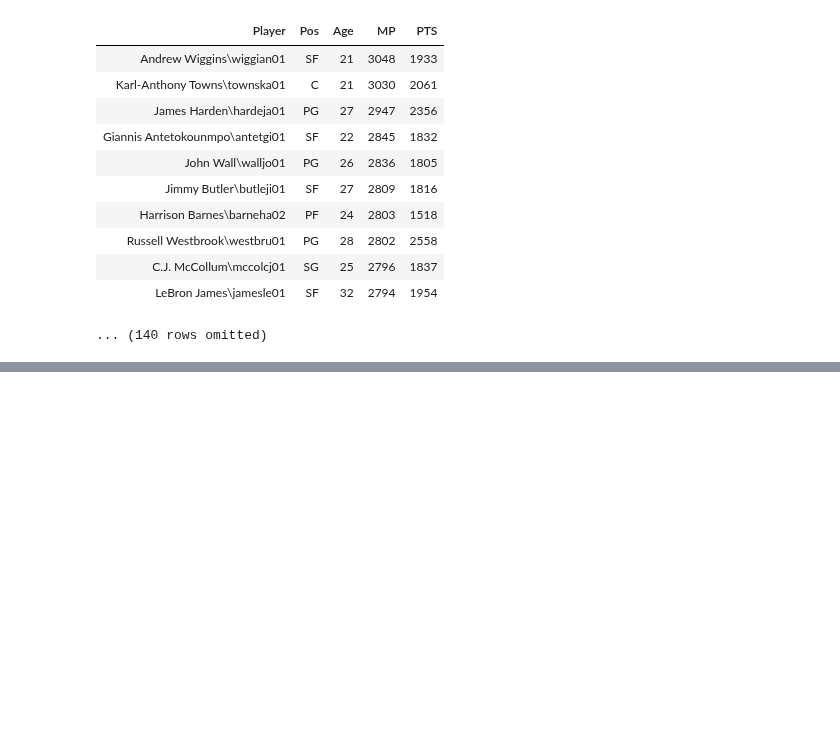
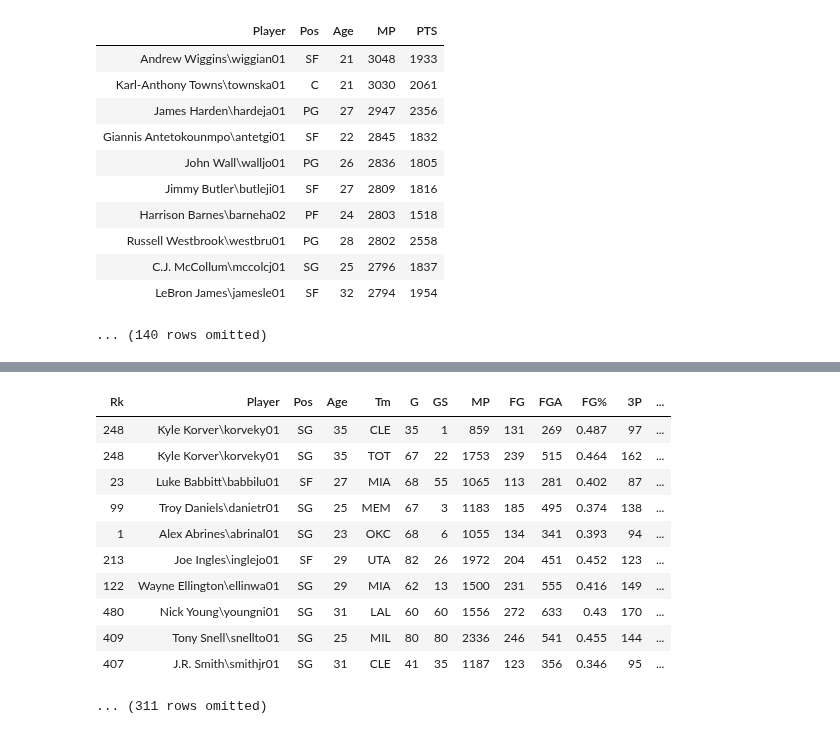
Before and after one commit to ds-modules/SPORTS, a Jupyter notebook: Lecture 2 (Data) Materials/Lab 2.ipynb, the cells around one changed output, grey strips where cells are left out. Drawn from its saved outputs; the diff is of its cells as text; code cells hidden in the pictures; blank space fills up the shorter version.

```diff
--- a/Lecture 2 (Data) Materials/Lab 2.ipynb
+++ b/Lecture 2 (Data) Materials/Lab 2.ipynb
@@ -77,0 +162,15 @@ player_stats.where
+# %%
+player_stats.with_column('diff', (player_stats.column('eFG%') - player_stats.column('FG%'))).sort('diff', descending = True).where('FGA', are.above(250))
+# %% [output]
+| Rk | Player | Pos | Age | Tm | G | GS | MP | FG | FGA | FG% | 3P | ... |
+| 248 | Kyle Korver\korveky01 | SG | 35 | CLE | 35 | 1 | 859 | 131 | 269 | 0.487 | 97 | ... |
+| 248 | Kyle Korver\korveky01 | SG | 35 | TOT | 67 | 22 | 1753 | 239 | 515 | 0.464 | 162 | ... |
+| 23 | Luke Babbitt\babbilu01 | SF | 27 | MIA | 68 | 55 | 1065 | 113 | 281 | 0.402 | 87 | ... |
+| 99 | Troy Daniels\danietr01 | SG | 25 | MEM | 67 | 3 | 1183 | 185 | 495 | 0.374 | 138 | ... |
+| 1 | Alex Abrines\abrinal01 | SG | 23 | OKC | 68 | 6 | 1055 | 134 | 341 | 0.393 | 94 | ... |
+| 213 | Joe Ingles\inglejo01 | SF | 29 | UTA | 82 | 26 | 1972 | 204 | 451 | 0.452 | 123 | ... |
+| 122 | Wayne Ellington\ellinwa01 | SG | 29 | MIA | 62 | 13 | 1500 | 231 | 555 | 0.416 | 149 | ... |
+| 480 | Nick Young\youngni01 | SG | 31 | LAL | 60 | 60 | 1556 | 272 | 633 | 0.43 | 170 | ... |
+| 409 | Tony Snell\snellto01 | SG | 25 | MIL | 80 | 80 | 2336 | 246 | 541 | 0.455 | 144 | ... |
+| 407 | J.R. Smith\smithjr01 | SG | 31 | CLE | 41 | 35 | 1187 | 123 | 356 | 0.346 | 95 | ... |
+... (311 rows omitted)
```
Also changed, not shown: parts of 12 cells of this notebook.
